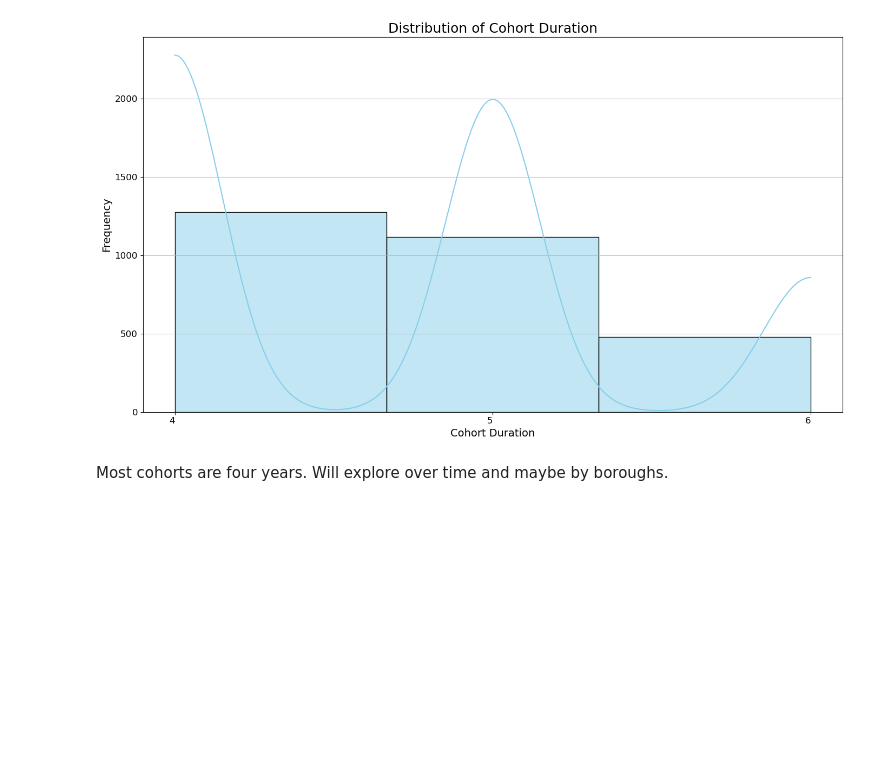
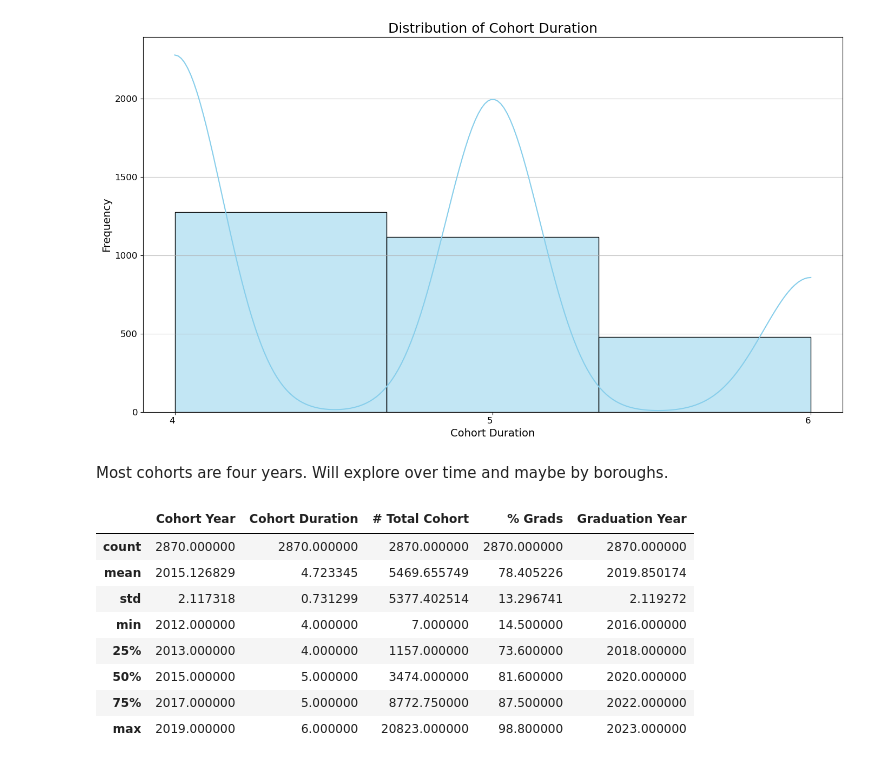
Before and after one commit to Mrfunderburker/Education-Capstone, a Jupyter notebook: code/graduation_eda.ipynb, the cells around one changed output. Cells and saved outputs as stored; diff of their text form; code cells hidden in the pictures; blank space fills up the shorter version.

```diff
--- a/code/graduation_eda.ipynb
+++ b/code/graduation_eda.ipynb
@@ -241,0 +244,12 @@ Most cohorts are four years. Will explore over time and maybe by boroughs.
+# %%
+graduation.describe()
+# %% [output]
+|  | Cohort Year | Cohort Duration | # Total Cohort | % Grads | Graduation Year |
+| count | 2870.000000 | 2870.000000 | 2870.000000 | 2870.000000 | 2870.000000 |
+| mean | 2015.126829 | 4.723345 | 5469.655749 | 78.405226 | 2019.850174 |
+| std | 2.117318 | 0.731299 | 5377.402514 | 13.296741 | 2.119272 |
+| min | 2012.000000 | 4.000000 | 7.000000 | 14.500000 | 2016.000000 |
+| 25% | 2013.000000 | 4.000000 | 1157.000000 | 73.600000 | 2018.000000 |
+| 50% | 2015.000000 | 5.000000 | 3474.000000 | 81.600000 | 2020.000000 |
+| 75% | 2017.000000 | 5.000000 | 8772.750000 | 87.500000 | 2022.000000 |
+| max | 2019.000000 | 6.000000 | 20823.000000 | 98.800000 | 2023.000000 |
```
Also changed, not shown: parts of 4 cells of this notebook.
